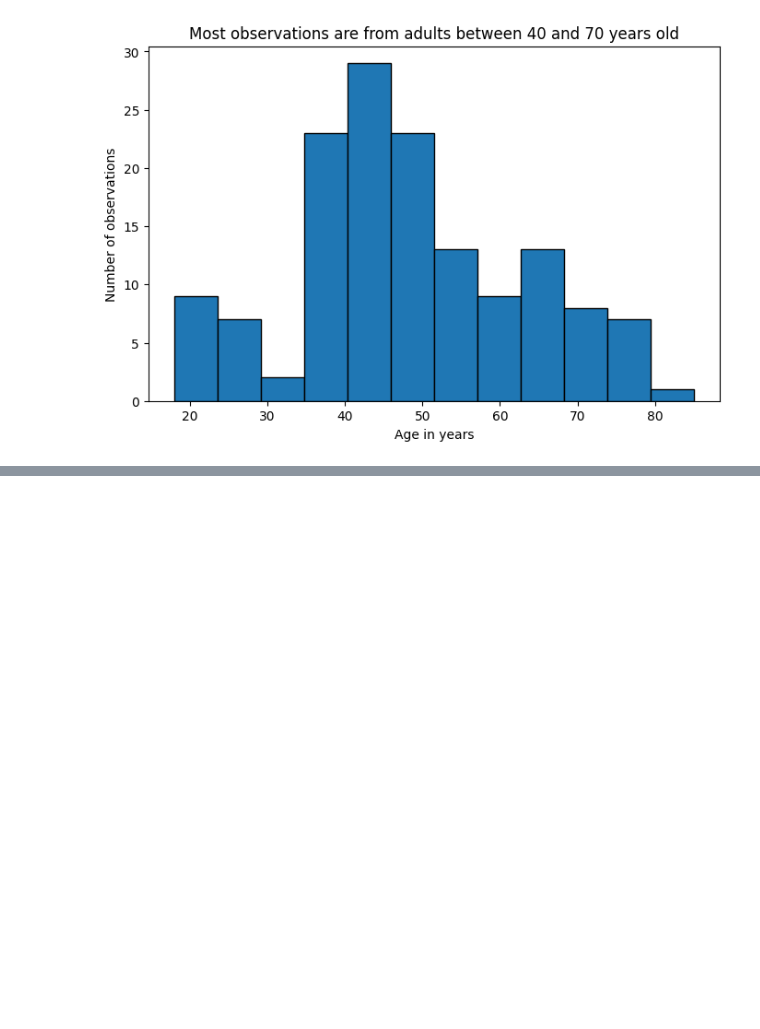
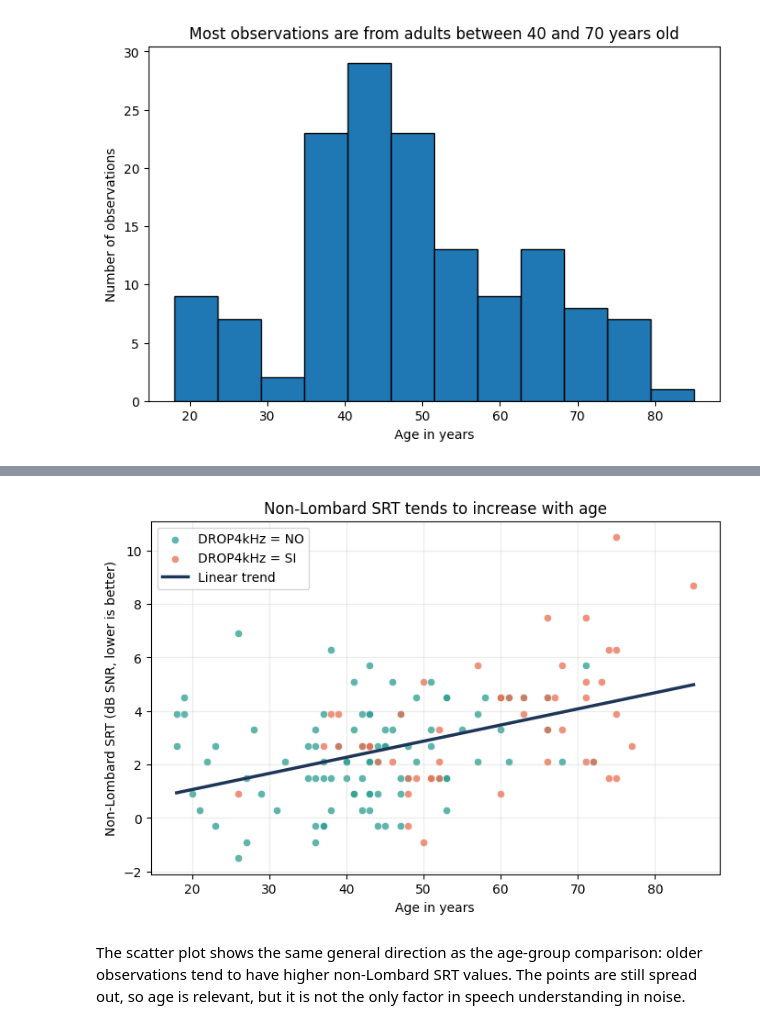
Before and after one commit to OskarUNLEASHED/KK1_Audiology, a Jupyter notebook: notebook.ipynb, the cells around one changed output, grey strips where cells are left out. Cells and saved outputs as stored; diff of their text form; code cells hidden in the pictures; blank space fills up the shorter version.

```diff
--- a/notebook.ipynb
+++ b/notebook.ipynb
@@ -316,0 +418,34 @@ plt.show()
+# %%
+x = analysis_df["AGE"].to_numpy()
+y = analysis_df["SRTNLBIN1"].to_numpy()
+slope, intercept = np.polyfit(x, y, 1)
+trend_x = np.linspace(x.min(), x.max(), 100)
+trend_y = slope * trend_x + intercept
+
+fig, ax = plt.subplots(figsize=(8, 5))
+
+for label, color in [("NO", "#2a9d8f"), ("SI", "#e76f51")]:
+    subset = analysis_df[analysis_df["DROP4kHz"] == label]
+    ax.scatter(
+        subset["AGE"],
+        subset["SRTNLBIN1"],
+        label=f"DROP4kHz = {label}",
+        color=color,
+        alpha=0.75,
+        edgecolor="white",
+        linewidth=0.6,
+    )
+
+ax.plot(trend_x, trend_y, color="#1d3557", linewidth=2.5, label="Linear trend")
+
+ax.set_title("Non-Lombard SRT tends to increase with age")
+ax.set_xlabel("Age in years")
+ax.set_ylabel("Non-Lombard SRT (dB SNR, lower is better)")
+ax.grid(alpha=0.25)
+ax.legend()
+
+plt.show()
+# %% [output]
+[figure, added]
+# %% [markdown]
+The scatter plot shows the same general direction as the age-group comparison: older observations tend to have higher non-Lombard SRT values. The points are still spread out, so age is relevant, but it is not the only factor in speech understanding in noise.
```
Also changed, not shown: parts of 10 cells of this notebook.
